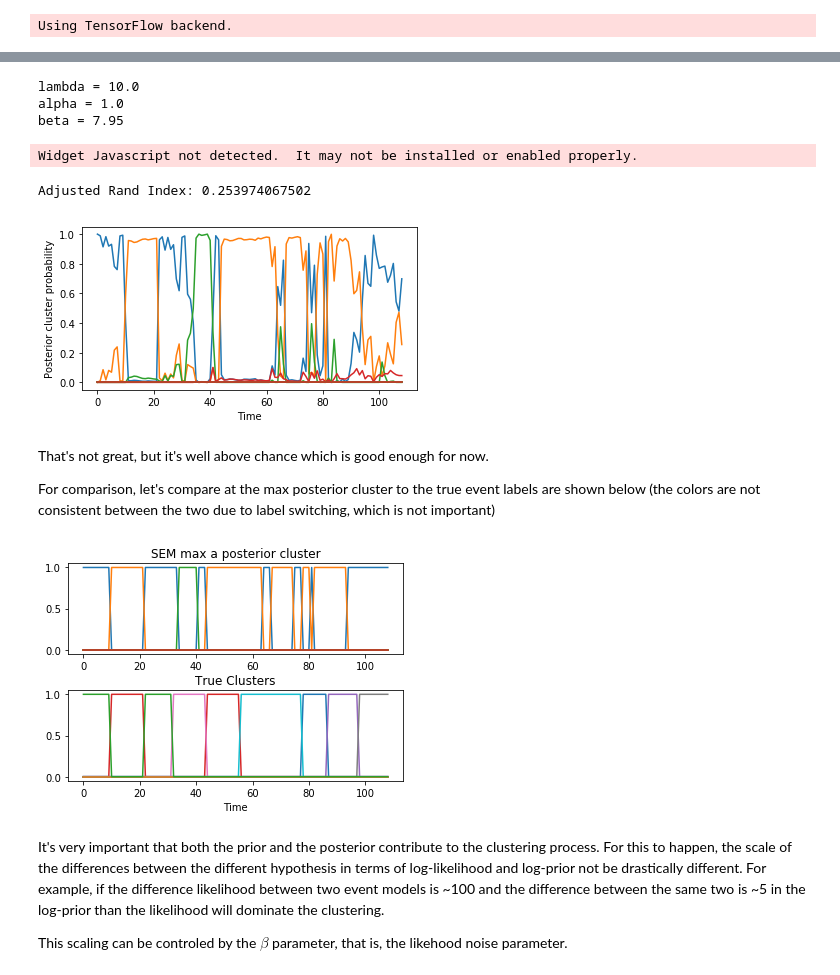
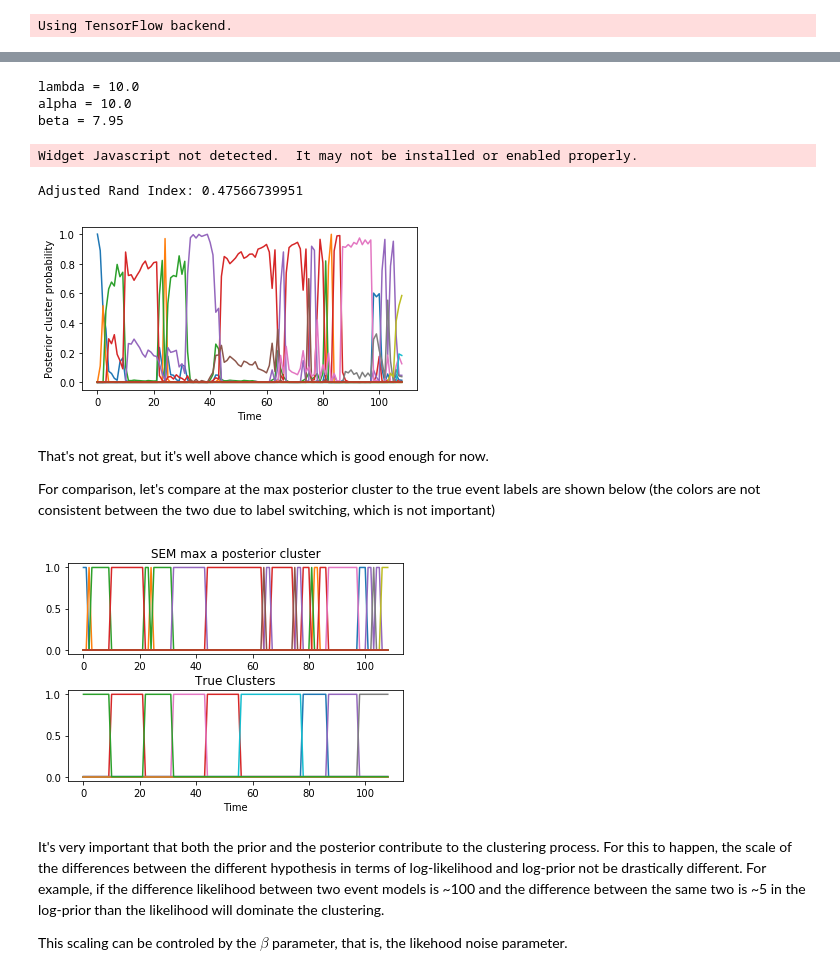
Before and after one commit to nicktfranklin/SEM_paper_simulations, a Jupyter notebook: Demo - Motion Capture Data.ipynb, the cells around one changed output, grey strips where cells are left out. Saved outputs shown, nothing was run; the diff lists cells and outputs as text; code cells hidden in the pictures.

```diff
--- a/Demo - Motion Capture Data.ipynb
+++ b/Demo - Motion Capture Data.ipynb
@@ -137,37 +138,37 @@ f_opts = dict(t=t_horizon, n_epochs=200, sgd_kwargs=sgd_kwargs,
               dropout=0.50)
 
 lmda = 10.
-alfa = 1.0
+alfa = 10.0
 
 # note! the likelihood function needs to be scaled with the dimensionality of the vectors
 # to compensate for the natural sharpening of the likelihood function as the dimensionality expands
 beta = 0.15 * D * np.var(X_train.flatten()) # this equals 1 if the data are scaled
 Omega = {
     'lmda': lmda,  # Stickyness (prior)
     'alfa': alfa, # Concentration parameter (prior)
     'beta': beta, # Likelihood noise
     'f_class': f_class,
     'f_opts': f_opts
 }
 print 'lambda =', lmda
 print 'alpha =', alfa
 print 'beta =', beta
 
 r, post, pe, log_like, log_prior = evaluate(X_train, y_train, Omega, save=False, return_pe=True, split_post=True)
 print "Adjusted Rand Index:", r
 plt.figure(figsize=(6, 3.0))
 plt.plot(post)
 plt.gca().set_ylabel('Posterior cluster probability')
 plt.gca().set_xlabel('Time')
 plt.show()
 tf.Session().close()
 # %% [output]
 lambda = 10.0
-alpha = 1.0
+alpha = 10.0
 beta = 7.95
 Widget Javascript not detected.  It may not be installed or enabled properly.
-Adjusted Rand Index: 0.253974067502
+Adjusted Rand Index: 0.47566739951
-[figure, old version]
+[figure, new version]
 # %% [markdown]
 That's not great, but it's well above chance which is good enough for now.
 
@@ -191,7 +192,7 @@ axes[1].set_xlabel('Time')
 plt.subplots_adjust(hspace=0.4)
 plt.show()
 # %% [output]
-[figure, old version]
+[figure, new version]
 # %% [markdown]
 It's very important that both the prior and the posterior contribute to the clustering process. For this to happen, the scale of the differences between the different hypothesis in terms of log-likelihood and log-prior not be drastically different. For example, if the difference likelihood between two event models is ~100 and the difference between the same two is ~5 in the log-prior than the likelihood will dominate the clustering.
 
```
Also changed, not shown: parts of 7 cells of this notebook, 4 other files.
